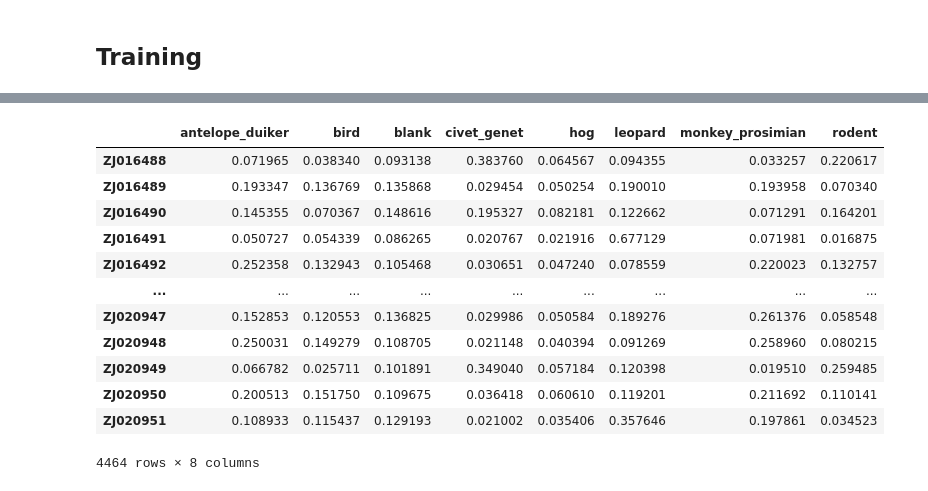
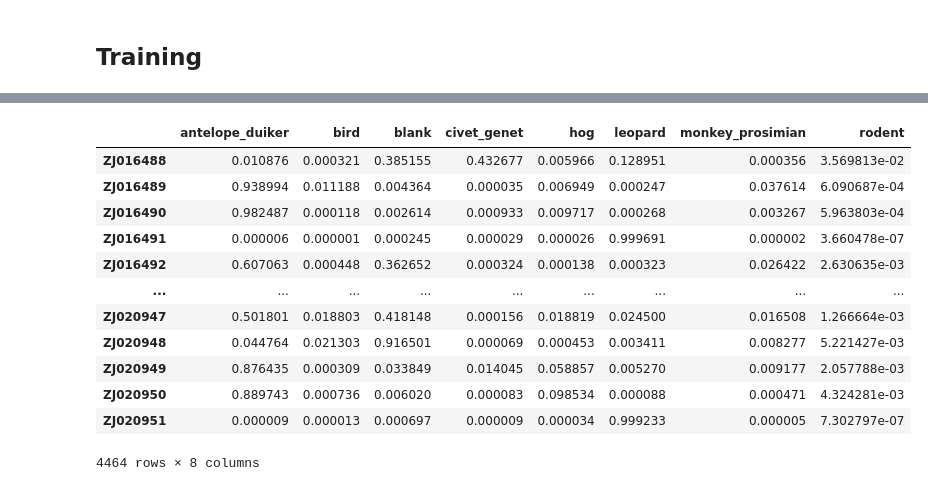
Before and after one commit to Ainard09/cameratrap-imageclassification, a Jupyter notebook: image_classification_wildlife.ipynb, the cells around one changed output, grey strips where cells are left out. Saved outputs shown, nothing was run; the diff lists cells and outputs as text; code cells hidden in the pictures.

```diff
--- a/image_classification_wildlife.ipynb
+++ b/image_classification_wildlife.ipynb
@@ -251,17 +255,21 @@ class ImagesDataset(Dataset):
 from torch.utils.data import DataLoader
 
 train_dataset = ImagesDataset(x_train, y_train)
-train_dataloader = DataLoader(train_dataset, batch_size=32)
+train_dataloader = DataLoader(train_dataset, batch_size=32, shuffle=True)
 # %% [markdown]
 ## Training
 # %%
 from torch import nn
 import torchvision.models as models
 
-model = models.resnet50(weights="IMAGENET1K_V2")
+model = models.resnet152(pretrained=True)
 model.fc = nn.Sequential(
-    nn.Linear(2048, 100),  # dense layer takes a 1280-dim input and outputs 100-dim
-    nn.ReLU(inplace=True),   # ReLU activation introduces non-linearity
+    nn.Linear(2048, 512),  # dense layer takes a 2048-dim input and outputs 100-dim
+    nn.ReLU(inplace=True),  # ReLU activation introduces non-linearity
     nn.Dropout(.2),
-    nn.Linear(100, 8)      # final dense layer outputs 8-dim corresponding to our target classes
+    nn.Linear(512, 256),
+    nn.ReLU(inplace=True),  # ReLU activation introduces non-linearity
+    nn.Dropout(.2),
+    nn.Linear(256, 8)      # final dense layer outputs 8-dim corresponding to our target classes
 )
+model = model.to(device)
@@ -273,7 +279,7 @@ import torch.optim as optim
 criterion = nn.CrossEntropyLoss()
 optimizer = optim.SGD(model.parameters(), lr=0.001, momentum=0.9)
 # %%
-num_epochs = 1
+num_epochs = 7
 
 tracking_loss = {}
 
@@ -285,16 +291,18 @@ for epoch in range(1, num_epochs + 1):
         enumerate(train_dataloader), total=len(train_dataloader)
     ):
 
+        images = batch['image'].to(device)
+        labels = batch['label'].to(device)
         # 1) zero out the parameter gradients so that gradients from previous batches are not used in this step
         optimizer.zero_grad()
 
         # 2) run the foward step on this batch of images
-        outputs = model(batch["image"])
+        outputs = model(images)
 
         # 3) compute the loss
-        loss = criterion(outputs, batch['label'])
+        loss = criterion(outputs, labels)
         # let's keep track of the loss by epoch and batch
-        tracking_loss[(epoch, batch_n)] = float(loss)
+        tracking_loss[(epoch, batch_n )] = float(loss)
 
         # 4) compute our gradients
         loss.backward()
@@ -329,13 +343,14 @@ model.eval()
 with torch.no_grad():
     for batch in tqdm(eval_dataloader, total=len(eval_dataloader)):
         # 1) run the forward step
-        logits = model.forward(batch["image"])
+        images = batch['image'].to(device)
+        logits = model.forward(images)
         # 2) apply softmax so that model outputs are in range [0,1]
         preds = nn.functional.softmax(logits, dim=1)
         # 3) store this batch's predictions in df
         # note that PyTorch Tensors need to first be detached from their computational graph before converting to numpy arrays
         preds_df = pd.DataFrame(
-            preds.detach().numpy(),
+            preds.cpu().numpy(),
             index=batch["image_id"],
             columns=species_labels,
         )
@@ -437,40 +455,41 @@ test_dataloader = DataLoader(test_dataset, batch_size=32)
 # %%
 preds_collector = []
 
 # put the model in eval mode so we don't update any parameters
 model.eval()
 
 # we aren't updating our weights so no need to calculate gradients
 with torch.no_grad():
     for batch in tqdm(test_dataloader, total=len(test_dataloader)):
         # run the forward step
-        logits = model.forward(batch["image"])
+        images = batch['image'].to(device)
+        logits = model.forward(images)
         # apply softmax so that model outputs are in range [0,1]
         preds = nn.functional.softmax(logits, dim=1)
         # store this batch's predictions in df
         # note that PyTorch Tensors need to first be detached from their computational graph before converting to numpy arrays
         preds_df = pd.DataFrame(
-            preds.detach().numpy(),
+            preds.cpu().numpy(),
             index=batch["image_id"],
             columns=species_labels,
         )
         preds_collector.append(preds_df)
 
 submission_df = pd.concat(preds_collector)
 submission_df
 # %% [output]
 |  | antelope_duiker | bird | blank | civet_genet | hog | leopard | monkey_prosimian | rodent |
-| ZJ016488 | 0.071965 | 0.038340 | 0.093138 | 0.383760 | 0.064567 | 0.094355 | 0.033257 | 0.220617 |
-| ZJ016489 | 0.193347 | 0.136769 | 0.135868 | 0.029454 | 0.050254 | 0.190010 | 0.193958 | 0.070340 |
-| ZJ016490 | 0.145355 | 0.070367 | 0.148616 | 0.195327 | 0.082181 | 0.122662 | 0.071291 | 0.164201 |
-| ZJ016491 | 0.050727 | 0.054339 | 0.086265 | 0.020767 | 0.021916 | 0.677129 | 0.071981 | 0.016875 |
-| ZJ016492 | 0.252358 | 0.132943 | 0.105468 | 0.030651 | 0.047240 | 0.078559 | 0.220023 | 0.132757 |
+| ZJ016488 | 0.010876 | 0.000321 | 0.385155 | 0.432677 | 0.005966 | 0.128951 | 0.000356 | 3.569813e-02 |
+| ZJ016489 | 0.938994 | 0.011188 | 0.004364 | 0.000035 | 0.006949 | 0.000247 | 0.037614 | 6.090687e-04 |
+| ZJ016490 | 0.982487 | 0.000118 | 0.002614 | 0.000933 | 0.009717 | 0.000268 | 0.003267 | 5.963803e-04 |
+| ZJ016491 | 0.000006 | 0.000001 | 0.000245 | 0.000029 | 0.000026 | 0.999691 | 0.000002 | 3.660478e-07 |
+| ZJ016492 | 0.607063 | 0.000448 | 0.362652 | 0.000324 | 0.000138 | 0.000323 | 0.026422 | 2.630635e-03 |
 | ... | ... | ... | ... | ... | ... | ... | ... | ... |
-| ZJ020947 | 0.152853 | 0.120553 | 0.136825 | 0.029986 | 0.050584 | 0.189276 | 0.261376 | 0.058548 |
-| ZJ020948 | 0.250031 | 0.149279 | 0.108705 | 0.021148 | 0.040394 | 0.091269 | 0.258960 | 0.080215 |
-| ZJ020949 | 0.066782 | 0.025711 | 0.101891 | 0.349040 | 0.057184 | 0.120398 | 0.019510 | 0.259485 |
-| ZJ020950 | 0.200513 | 0.151750 | 0.109675 | 0.036418 | 0.060610 | 0.119201 | 0.211692 | 0.110141 |
-| ZJ020951 | 0.108933 | 0.115437 | 0.129193 | 0.021002 | 0.035406 | 0.357646 | 0.197861 | 0.034523 |
+| ZJ020947 | 0.501801 | 0.018803 | 0.418148 | 0.000156 | 0.018819 | 0.024500 | 0.016508 | 1.266664e-03 |
+| ZJ020948 | 0.044764 | 0.021303 | 0.916501 | 0.000069 | 0.000453 | 0.003411 | 0.008277 | 5.221427e-03 |
+| ZJ020949 | 0.876435 | 0.000309 | 0.033849 | 0.014045 | 0.058857 | 0.005270 | 0.009177 | 2.057788e-03 |
+| ZJ020950 | 0.889743 | 0.000736 | 0.006020 | 0.000083 | 0.098534 | 0.000088 | 0.000471 | 4.324281e-03 |
+| ZJ020951 | 0.000009 | 0.000013 | 0.000697 | 0.000009 | 0.000034 | 0.999233 | 0.000005 | 7.302797e-07 |
 4464 rows × 8 columns
 # %%
 submission_format = pd.read_csv("submission_format.csv", index_col="id")
```
Also changed, not shown: parts of 17 cells of this notebook.
